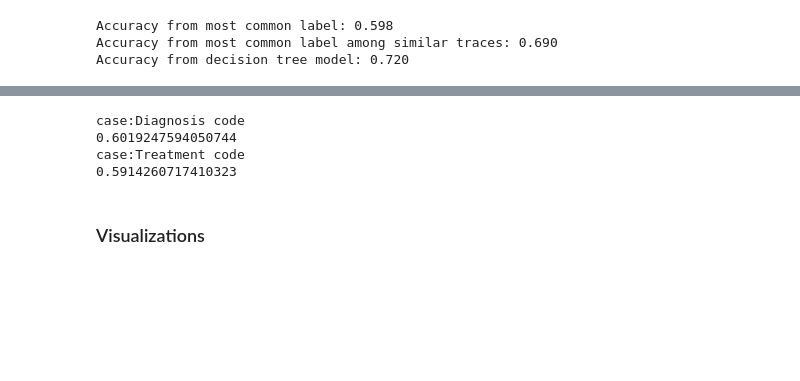
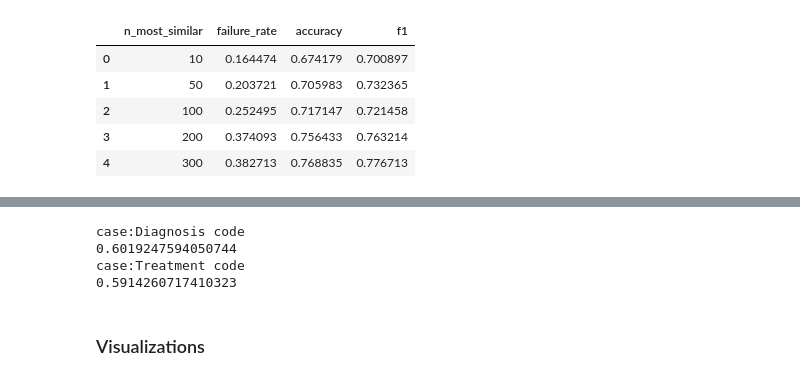
Before and after one commit to GeorgeAntono/Predictive_Process_Mining, a Jupyter notebook: on-the-fly_model.ipynb, the cells around one changed output, grey strips where cells are left out. Saved outputs shown, nothing was run; the diff lists cells and outputs as text; code cells hidden in the pictures; blank space fills up the shorter version.

```diff
--- a/on-the-fly_model.ipynb
+++ b/on-the-fly_model.ipynb
@@ -13,2 +132,10 @@ event_log = import_xes("data/Hospital_log.xes.gz")
 # %%
-all_traces = pd.read_csv("data/test_set_all_prefixes.csv")
+results = pd.read_csv('on_the_fly_results.csv')
+results
+# %% [output]
+|  | n_most_similar | failure_rate | accuracy | f1 |
+| 0 | 10 | 0.164474 | 0.674179 | 0.700897 |
+| 1 | 50 | 0.203721 | 0.705983 | 0.732365 |
+| 2 | 100 | 0.252495 | 0.717147 | 0.721458 |
+| 3 | 200 | 0.374093 | 0.756433 | 0.763214 |
+| 4 | 300 | 0.382713 | 0.768835 | 0.776713 |
@@ -25,70 +141,0 @@ all_traces = all_traces.explode()
-# %%
-# set parameters
-n_validation = 100 # number of validation runs (LOOCV)
-n_most_similar = 100 # number of most similar historic traces to include
-X_cols = ['case:Diagnosis code', 'case:Treatment code']
-lf = label_function_1
-
-# get prefixes
-if use_testset:
-    all_traces = pd.read_csv("data/test_set_all_prefixes.csv")
-else:
-
-
-# get a label function map
-lf_map = get_lf_map(event_log, lf)
-
-# Train model with leave-one-out cross-validation
-df_predictions = []
-for i in range(n_validation):
-    running_trace = all_traces.sample(1)
-    historic_traces = all_traces.drop(running_trace.index)
-
-    running_trace_length = len(running_trace.iloc[0])
-
-    # calculate similarity scores
-    similarity_scores = get_similarity(running_trace, historic_traces, similarity=True)
-
-    # get n most similar traces
-    sorted_similar_traces = sorted(similarity_scores.items(), key=lambda x: x[1], reverse=True)
-    most_similar_traces = sorted_similar_traces[:n_most_similar]
-
-    # calculate average similarity score
-    avg_similarity = np.mean([x[1] for x in most_similar_traces])
-
-    # get label function
-    similar_traces_list = [x[0] for x in most_similar_traces]
-
-    # get y_train and y_test
-    y_train = [lf_map[trace] for trace in similar_traces_list]
-    y_test = int(lf_map[running_trace.index[0]])
-
-    # train model
-    clf, le_dict = train_model(X_cols, event_log, similar_traces_list, lf_map)
-
-    # predict label
-    y_pred, y_prob = predict_label(X_cols, event_log, running_trace, clf, le_dict)
-
-    results = [running_trace_length, avg_similarity, sum(y_train), y_test, y_pred, y_prob]
-    df_predictions.append(results)
-
-col_names = ['trace_len', 'avg_similarity', 'pos_y_train', 'y_test', 'y_pred', 'y_prob']
-df_predictions = pd.DataFrame(df_predictions, columns=col_names)
-
-# accuracy from most common label
-acc1 = max(lf_map.mean(), 1-lf_map.mean())
-
-# accuracy from most common label among similar traces
-acc2 = ((df_predictions['pos_y_train'] > n_most_similar/2) == df_predictions['y_test']).mean()
-
-# accuracy from decision tree model
-acc3 = (df_predictions['y_test'] == df_predictions['y_pred']).mean()
-
-# print accuracies
-print(f'Accuracy from most common label: {acc1:.3f}')
-print(f'Accuracy from most common label among similar traces: {acc2:.3f}')
-print(f'Accuracy from decision tree model: {acc3:.3f}')
-# %% [output]
-Accuracy from most common label: 0.598
-Accuracy from most common label among similar traces: 0.690
-Accuracy from decision tree model: 0.720
```
Also changed, not shown: parts of 9 cells of this notebook, 3 other files.
